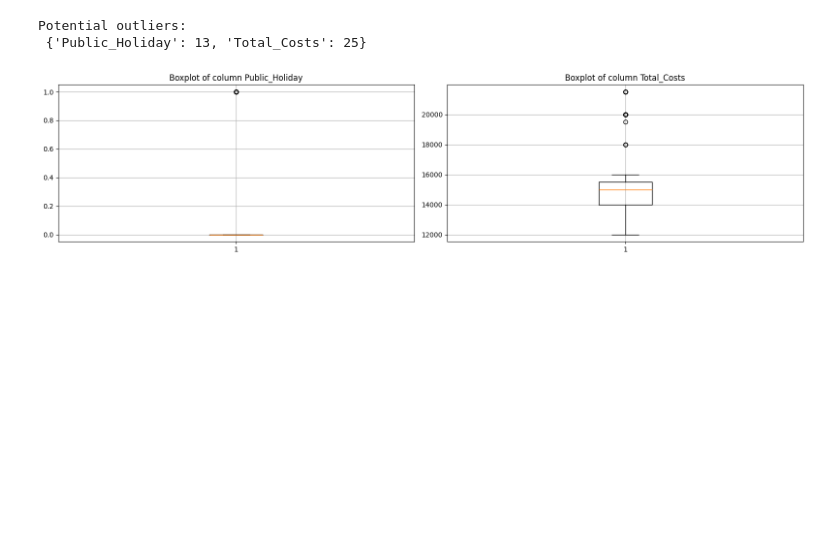
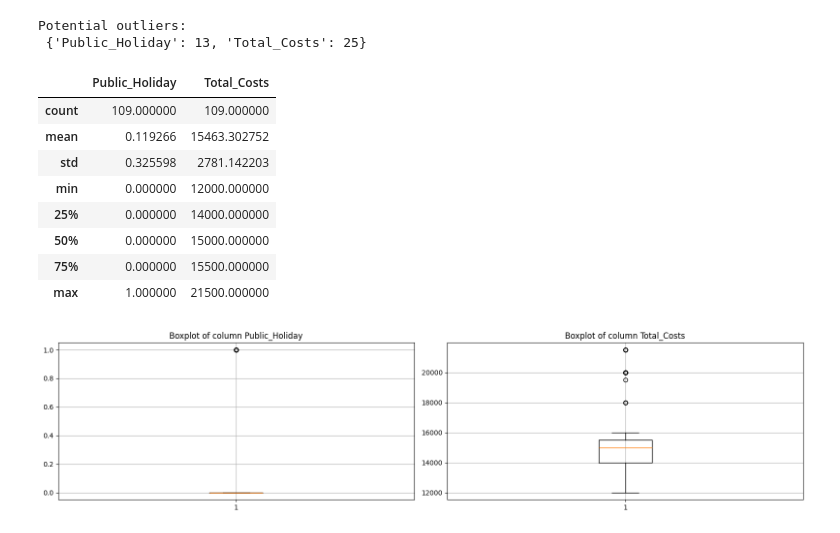
Before and after one commit to tabodino/hotel_booking_cancellation_prediction, a Jupyter notebook: notebooks/hotel_booking_analysis.ipynb, the cells around one changed output. Drawn from its saved outputs; the diff is of its cells as text; code cells hidden in the pictures; blank space fills up the shorter version.

```diff
--- a/notebooks/hotel_booking_analysis.ipynb
+++ b/notebooks/hotel_booking_analysis.ipynb
@@ -243,6 +243,18 @@ Potential outliers:
  {'Public_Holiday': 13, 'Total_Costs': 25}
 # %%
 df_outliers = df.select(list(outliers.keys())).toPandas()
+# %%
+df_outliers.describe()
+# %% [output]
+|  | Public_Holiday | Total_Costs |
+| count | 109.000000 | 109.000000 |
+| mean | 0.119266 | 15463.302752 |
+| std | 0.325598 | 2781.142203 |
+| min | 0.000000 | 12000.000000 |
+| 25% | 0.000000 | 14000.000000 |
+| 50% | 0.000000 | 15000.000000 |
+| 75% | 0.000000 | 15500.000000 |
+| max | 1.000000 | 21500.000000 |
 # %%
 plt.figure(figsize=(16, 4))
 
```
Also changed, not shown: parts of 1 cell of this notebook, 1 other file.
